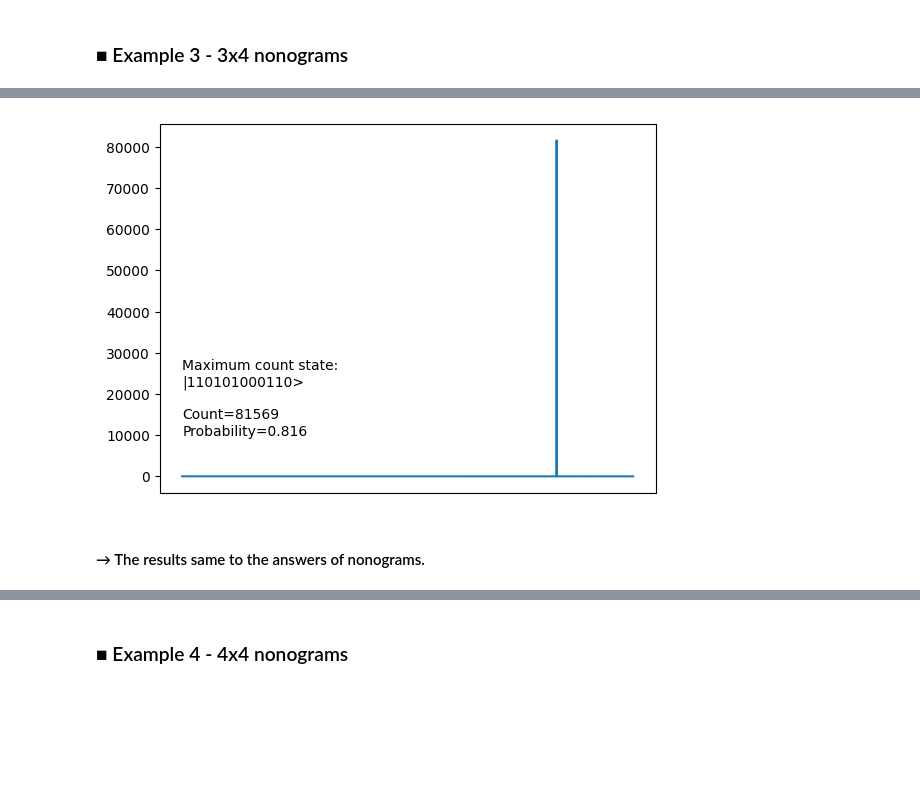
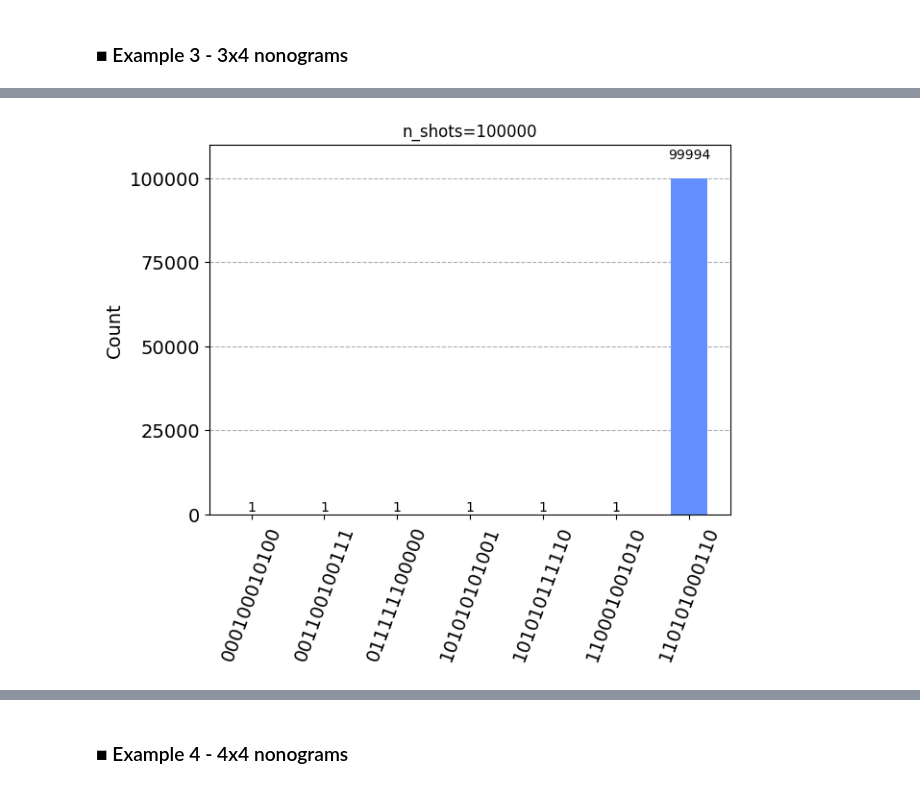
Before and after one commit to ypooh2042/Grover-algorithm-for-nonogram, a Jupyter notebook: grover_nonograms.ipynb, the cells around one changed output, grey strips where cells are left out. Saved outputs shown, nothing was run; the diff lists cells and outputs as text; code cells hidden in the pictures; blank space fills up the shorter version.

```diff
--- a/grover_nonograms.ipynb
+++ b/grover_nonograms.ipynb
@@ -261,7 +261,7 @@ def create_nonograms_grover_circuit(num_rows, num_cols, conditions):
     num_data = num_rows*num_cols
     num_ancilla = num_rows+num_cols
     num_qubits = num_data+num_ancilla+1
-    num_grover_iteration = int(np.sqrt(np.power(2,num_rows*num_cols)))
+    num_grover_iteration = int(np.pi*np.sqrt(np.power(2,num_rows*num_cols))/4)
 
     # Get oracle and diffuser gates
     oracle = get_oracle(num_rows, num_cols, conditions)
@@ -360,8 +366,6 @@ qc = create_nonograms_grover_circuit(3, 4, conditions)
 transpiled_qc = transpile(qc, backend_aer)
 result = backend_aer.run(transpiled_qc, shots=n_shots).result().get_counts()
 # %%
-plot_result(result)
+plot_histogram(result, title="n_shots={}".format(n_shots))
 # %% [output]
-[figure, old version]
+[figure, new version]
-# %% [markdown]
-#### → The results same to the answers of nonograms.
```
Also changed, not shown: parts of 15 cells of this notebook, 1 other file.
